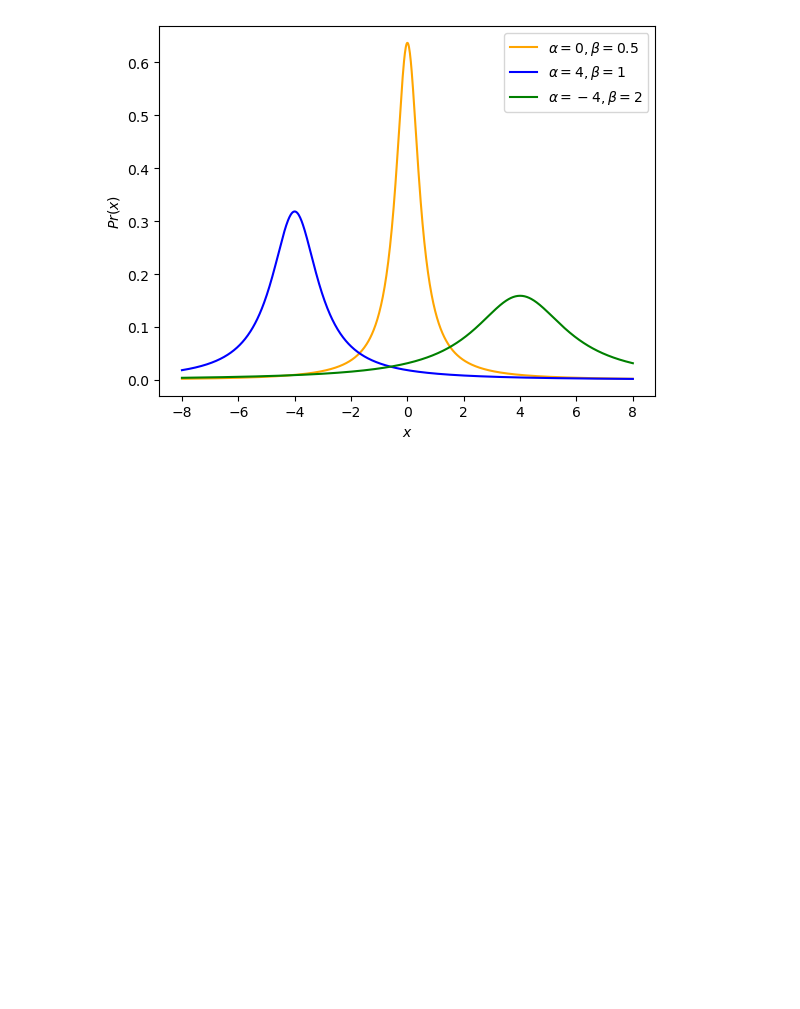
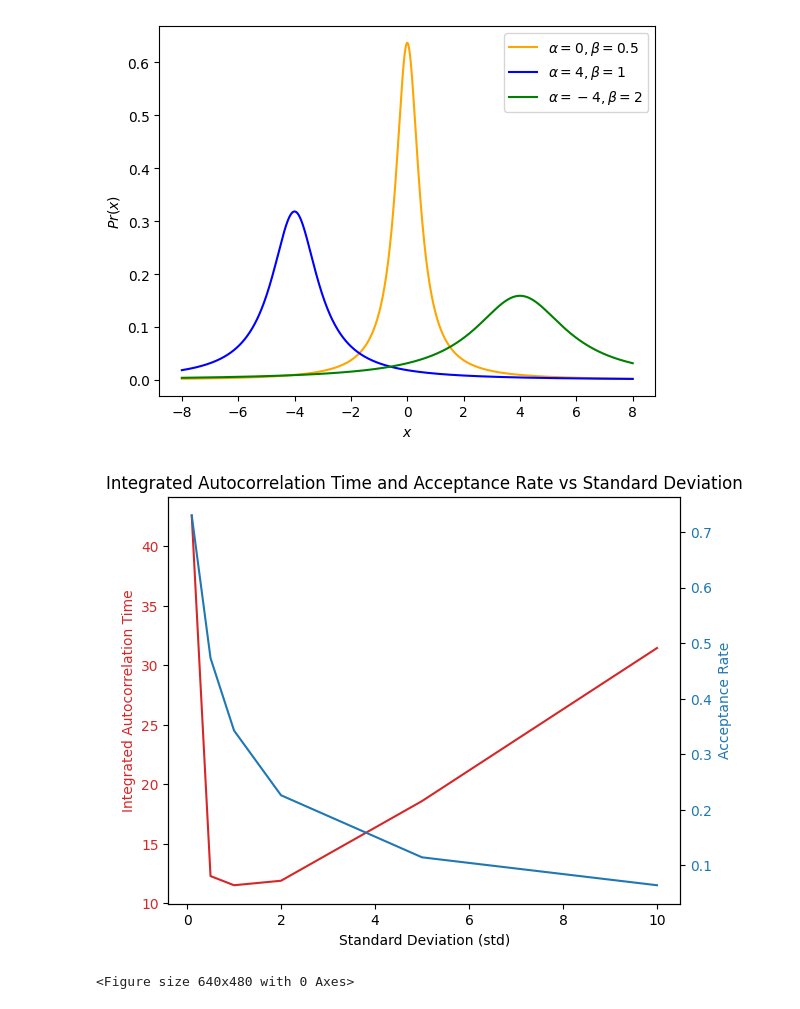
Before and after one commit to VishalJ99/s2_cw, a Jupyter notebook: src/figs.ipynb, the cells around one changed output. Drawn from its saved outputs; the diff is of its cells as text; code cells hidden in the pictures; blank space fills up the shorter version.

```diff
--- a/src/figs.ipynb
+++ b/src/figs.ipynb
@@ -1 +1,16 @@
+# %%
+# Cauchy distribution figure
+import numpy as np
+import matplotlib.pyplot as plt
+from emcee.autocorr import AutocorrError, integrated_time
+from models import *
+from samplers import metropolis_sampler
+with open('../lighthouse_flash_data.txt') as f:
+    X = [] # x position
+    I = [] # intensity
+    lines = f.readlines()
+    for line in lines:
+        fmt_line = line.rstrip().split(' ')
+        X.append(float(fmt_line[0]))
+        I.append(float(fmt_line[1]))
 # %%
@@ -20,4 +32,58 @@ plt.legend()
 plt.savefig('../report/figs/cauchy_distribution.png')
 # %% [output]
 [figure]
+# %%
+"""Tuning the covariance matrix"""
+a,b = -np.max(X), np.max(X)
+c,d = 0, 50
+stds = [0.1, 0.5, 1, 2, 5, 10]
+cov_Qs = [np.eye(2) * std for std in stds]
+all_acceptances = []
+all_max_taus = []
+n_chains = range(10)
+n_samples = 10000
+for i in n_chains:
+    # draw x0 from the prior
+    alpha = np.random.uniform(a, b)
+    beta = np.random.uniform(c, d)
+    x0 = np.asarray([0,0])
+    acceptances = []
+    max_taus = []
+    for cov_Q in cov_Qs:
+        samples, acceptance = metropolis_sampler(lambda theta: log_p(theta, X, uniform_2d_prior), x0, n_samples, cov_Q)
+        acceptances.append(acceptance)
+        try:
+            max_tau = max(integrated_time(samples[:,0]), integrated_time(samples[:,1]))
+            max_taus.append(max_tau)
+        except AutocorrError:
+            pass
+
+    all_acceptances.append(acceptances)
+    all_max_taus.append(max_taus)
+
+# Calculate the mean autocorrelation time and acceptance rate for each standard deviation across all chains
+mean_max_taus = [np.mean([chain[i] for chain in all_max_taus]) for i in range(len(stds))]
+mean_acceptances = [np.mean([chain[i] for chain in all_acceptances]) for i in range(len(stds))]
+
+fig, ax1 = plt.subplots()
+
+color = 'tab:red'
+ax1.set_xlabel('Standard Deviation (std)')
+ax1.set_ylabel('Integrated Autocorrelation Time', color=color)
+ax1.plot(stds, mean_max_taus, color=color)
+ax1.tick_params(axis='y', labelcolor=color)
+
+ax2 = ax1.twinx()
+color = 'tab:blue'
+ax2.set_ylabel('Acceptance Rate', color=color)
+ax2.plot(stds, mean_acceptances, color=color)
+ax2.tick_params(axis='y', labelcolor=color)
+
+fig.tight_layout()
+plt.title('Integrated Autocorrelation Time and Acceptance Rate vs Standard Deviation')
+plt.show()
+plt.savefig('../report/figs/autocorrelation_time_vs_std.png', dpi=300)
+# %% [output]
+[figure, added]
+<Figure size 640x480 with 0 Axes>
 # %%
```
Also changed, not shown: parts of 4 cells of this notebook, 6 other files.
